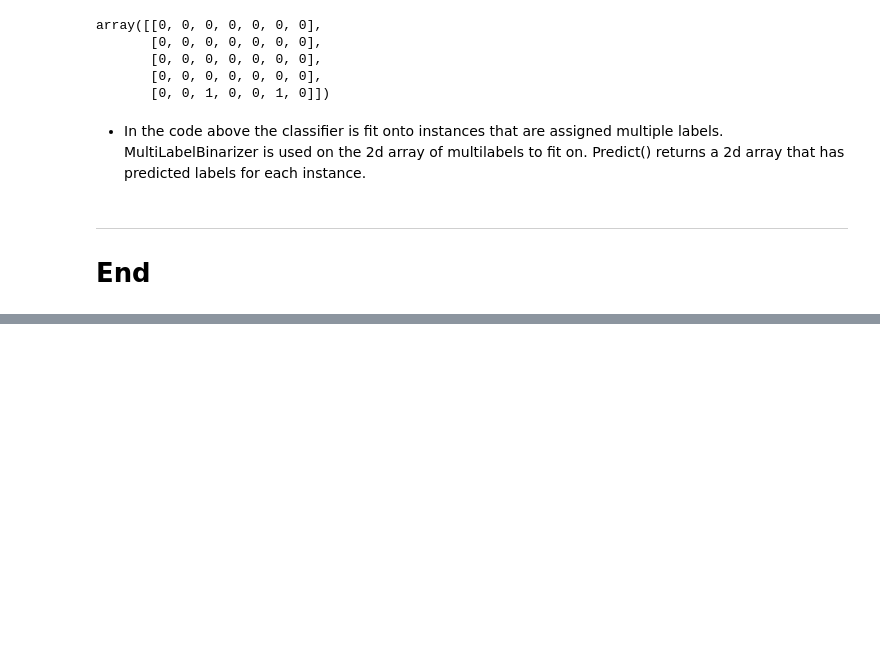
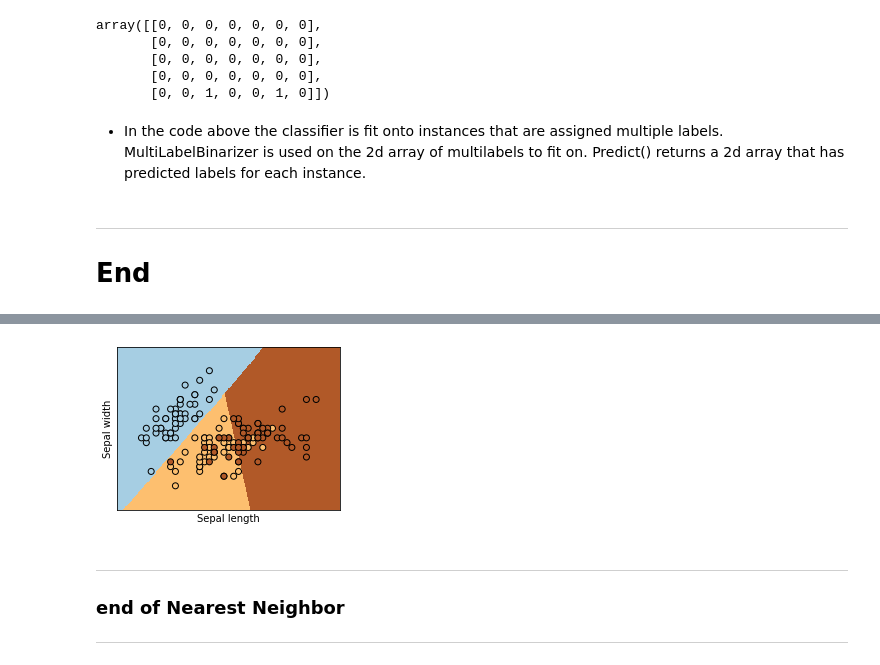
Before and after one commit to Davidpurtill1101011/Emerging_Technologies_4th_Year, a Jupyter notebook: Assessment/scikit-learn.ipynb, the cells around one changed output, grey strips where cells are left out. Saved outputs shown, nothing was run; the diff lists cells and outputs as text; code cells hidden in the pictures; blank space fills up the shorter version.

Commit message:
Finished the nearest neighbor tutorial

```diff
--- a/Assessment/scikit-learn.ipynb
+++ b/Assessment/scikit-learn.ipynb
@@ -197,0 +210,7 @@ array([[0, 0, 0, 0, 0, 0, 0],
+# %%
+# imports from libraries
+import numpy as np
+from sklearn import datasets
+
+iris_X, iris_y = datasets.load_iris(return_X_y=True)
+np.unique(iris_y)
@@ -197,0 +258,6 @@ array([[0, 0, 0, 0, 0, 0, 0],
+# %%
+diabetes_X, diabetes_y = datasets.load_diabetes(return_X_y=True)
+diabetes_X_train = diabetes_X[:-20]
+diabetes_X_test  = diabetes_X[-20:]
+diabetes_y_train = diabetes_y[:-20]
+diabetes_y_test  = diabetes_y[-20:]
@@ -197,0 +421,52 @@ array([[0, 0, 0, 0, 0, 0, 0],
+# %%
+log = linear_model.LogisticRegression(C=1e5)
+log.fit(iris_X_train, iris_y_train)
+
+# Code source: Gaël Varoquaux
+# Modified for documentation by Jaques Grobler
+# License: BSD 3 clause
+
+import numpy as np
+import matplotlib.pyplot as plt
+from sklearn.linear_model import LogisticRegression
+from sklearn import datasets
+
+# import some data to play with
+iris = datasets.load_iris()
+X = iris.data[:, :2]  # we only take the first two features.
+Y = iris.target
+
+# Create an instance of Logistic Regression Classifier and fit the data.
+logreg = LogisticRegression(C=1e5)
+logreg.fit(X, Y)
+
+# Plot the decision boundary. For that, we will assign a color to each
+# point in the mesh [x_min, x_max]x[y_min, y_max].
+x_min, x_max = X[:, 0].min() - 0.5, X[:, 0].max() + 0.5
+y_min, y_max = X[:, 1].min() - 0.5, X[:, 1].max() + 0.5
+h = 0.02  # step size in the mesh
+xx, yy = np.meshgrid(np.arange(x_min, x_max, h), np.arange(y_min, y_max, h))
+Z = logreg.predict(np.c_[xx.ravel(), yy.ravel()])
+
+# Put the result into a color plot
+Z = Z.reshape(xx.shape)
+plt.figure(1, figsize=(4, 3))
+plt.pcolormesh(xx, yy, Z, cmap=plt.cm.Paired)
+
+# Plot also the training points
+plt.scatter(X[:, 0], X[:, 1], c=Y, edgecolors="k", cmap=plt.cm.Paired)
+plt.xlabel("Sepal length")
+plt.ylabel("Sepal width")
+
+plt.xlim(xx.min(), xx.max())
+plt.ylim(yy.min(), yy.max())
+plt.xticks(())
+plt.yticks(())
+
+plt.show()
+# %% [output]
+[figure, added]
+# %% [markdown]
+***
+### end of Nearest Neighbor
+***
```
Also changed, not shown: parts of 23 cells of this notebook, 1 other file.
